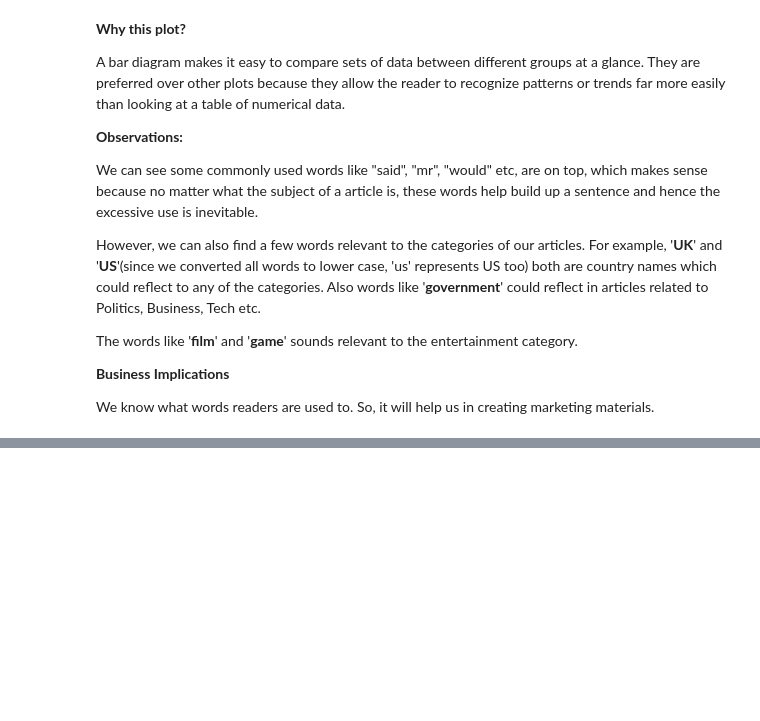
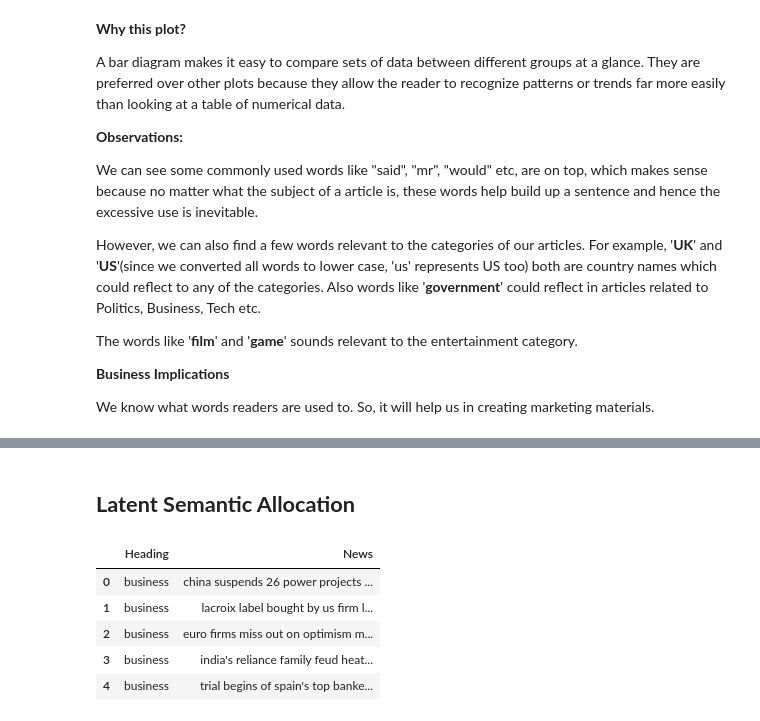
Before and after one commit to AshutoshKumarDubey/Topic_modeling_on_news_Articles, a Jupyter notebook: Topic_Modelling_on_News_Articles_BY_Ashutosh_Kumar_Dubey.ipynb, the cells around one changed output, grey strips where cells are left out. Saved outputs shown, nothing was run; the diff lists cells and outputs as text; code cells hidden in the pictures; blank space fills up the shorter version.

```diff
--- a/Topic_Modelling_on_News_Articles_BY_Ashutosh_Kumar_Dubey.ipynb
+++ b/Topic_Modelling_on_News_Articles_BY_Ashutosh_Kumar_Dubey.ipynb
@@ -589,0 +707,2 @@ We know what words readers are used to. So, it will help us in creating marketin
+# %% [markdown]
+## **Latent Semantic Allocation**
@@ -589,0 +712,9 @@ We know what words readers are used to. So, it will help us in creating marketin
+# %%
+lsa_df.head()
+# %% [output]
+|  | Heading | News |
+| 0 | business | china suspends 26 power projects ... |
+| 1 | business | lacroix label bought by us firm l... |
+| 2 | business | euro firms miss out on optimism m... |
+| 3 | business | india's reliance family feud heat... |
+| 4 | business | trial begins of spain's top banke... |
```
Also changed, not shown: parts of 37 cells of this notebook.
